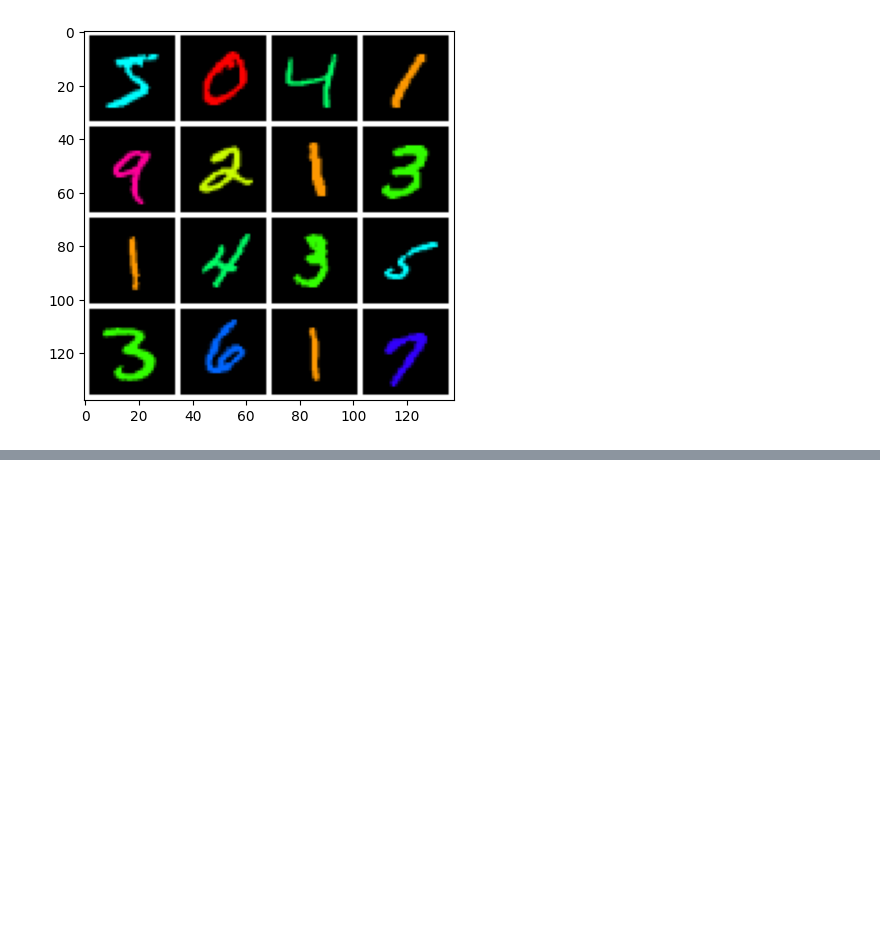
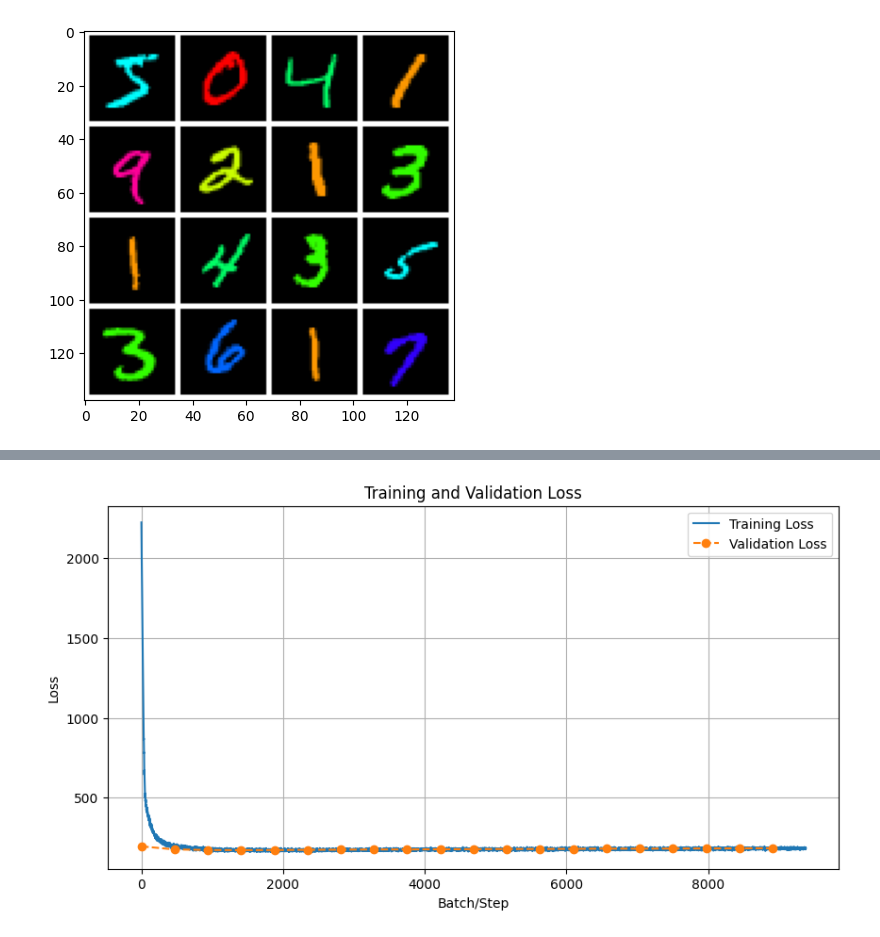
Before and after one commit to Stacey-bubi/vae-models, a Jupyter notebook: notebooks/init.ipynb, the cells around one changed output, grey strips where cells are left out. Saved outputs shown, nothing was run; the diff lists cells and outputs as text; code cells hidden in the pictures; blank space fills up the shorter version.

```diff
--- a/notebooks/init.ipynb
+++ b/notebooks/init.ipynb
@@ -56,0 +55,4 @@ Epoch 11/20 | Train Loss: 23.9143 | Val Loss: 24.2066
+# %%
+hooks[0].plot_loss()
+# %% [output]
+[figure, added]
```
Also changed, not shown: parts of 6 cells of this notebook, 7 other files.
